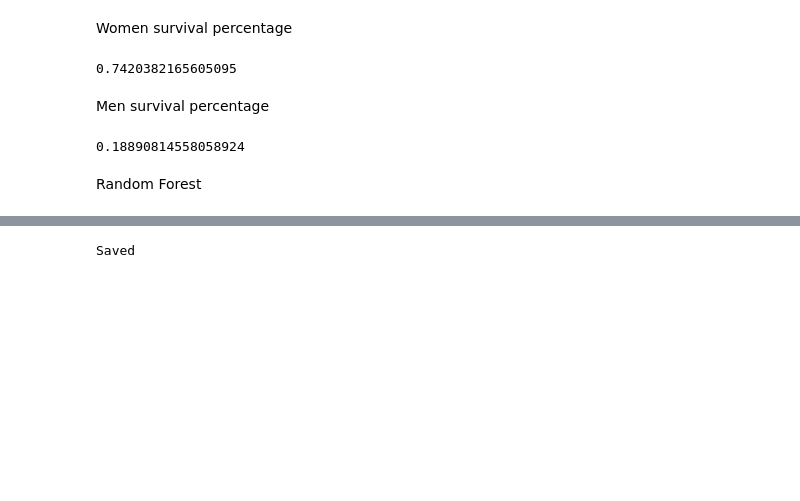
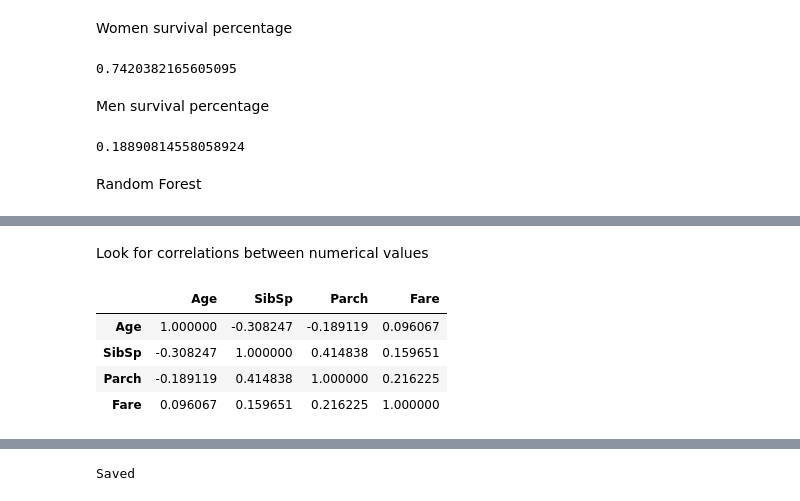
Before and after one commit to willschlitzer/kaggle-titanic, a Jupyter notebook: titanic-firsttry.ipynb, the cells around one changed output, grey strips where cells are left out. Cells and saved outputs as stored; diff of their text form; code cells hidden in the pictures; blank space fills up the shorter version.

```diff
--- a/titanic-firsttry.ipynb
+++ b/titanic-firsttry.ipynb
@@ -63,0 +147,10 @@ Random Forest
+# %% [markdown]
+Look for correlations between numerical values
+# %%
+training_numerical.corr()
+# %% [output]
+|  | Age | SibSp | Parch | Fare |
+| Age | 1.000000 | -0.308247 | -0.189119 | 0.096067 |
+| SibSp | -0.308247 | 1.000000 | 0.414838 | 0.159651 |
+| Parch | -0.189119 | 0.414838 | 1.000000 | 0.216225 |
+| Fare | 0.096067 | 0.159651 | 0.216225 | 1.000000 |
```
Also changed, not shown: parts of 14 cells of this notebook.
